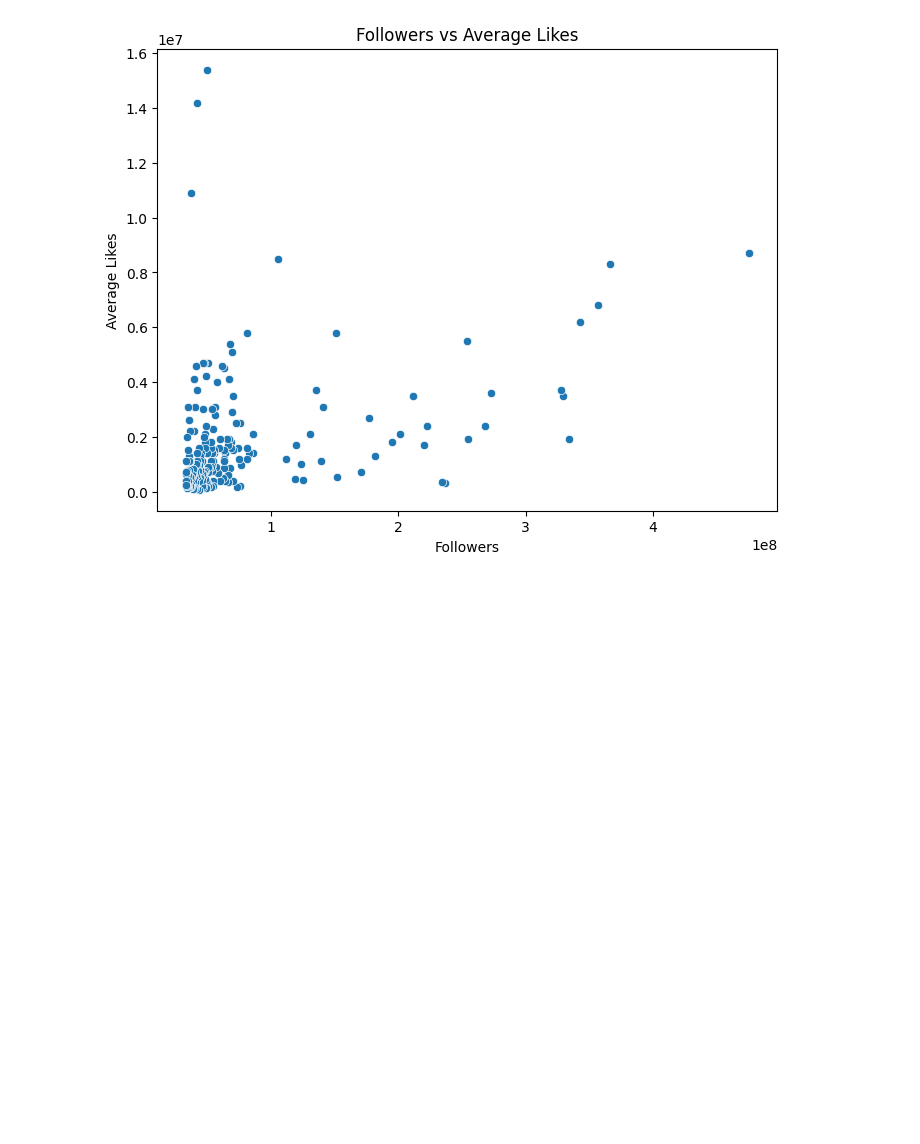
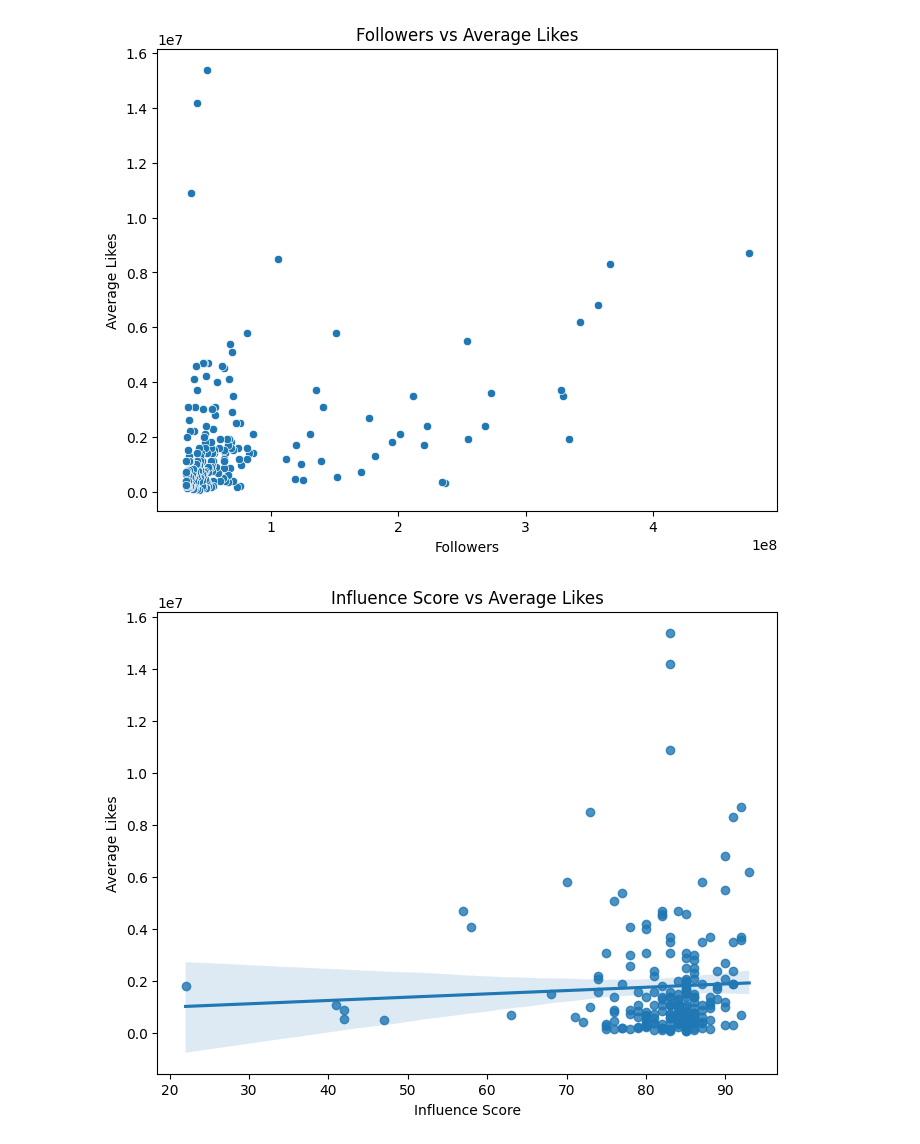
Before and after one commit to silaozturkler/DSA210-sila-ozturkler, a Jupyter notebook: 01_data_analysis.ipynb, the cells around one changed output. Saved outputs shown, nothing was run; the diff lists cells and outputs as text; code cells hidden in the pictures; blank space fills up the shorter version.

```diff
--- a/01_data_analysis.ipynb
+++ b/01_data_analysis.ipynb
@@ -162,3 +163,21 @@ plt.savefig("figures/followers_vs_likes.png", bbox_inches="tight")
 plt.show()
 # %% [output]
 [figure]
+# %%
+plt.figure(figsize=(8,6))
+
+sns.regplot(
+    data=df,
+    x="influence_score",
+    y="avg_likes"
+)
+
+plt.title("Influence Score vs Average Likes")
+plt.xlabel("Influence Score")
+plt.ylabel("Average Likes")
+
+plt.savefig("influence_score_vs_likes.png", bbox_inches="tight")
+
+plt.show()
+# %% [output]
+[figure, added]
```
Also changed, not shown: parts of 4 cells of this notebook.
